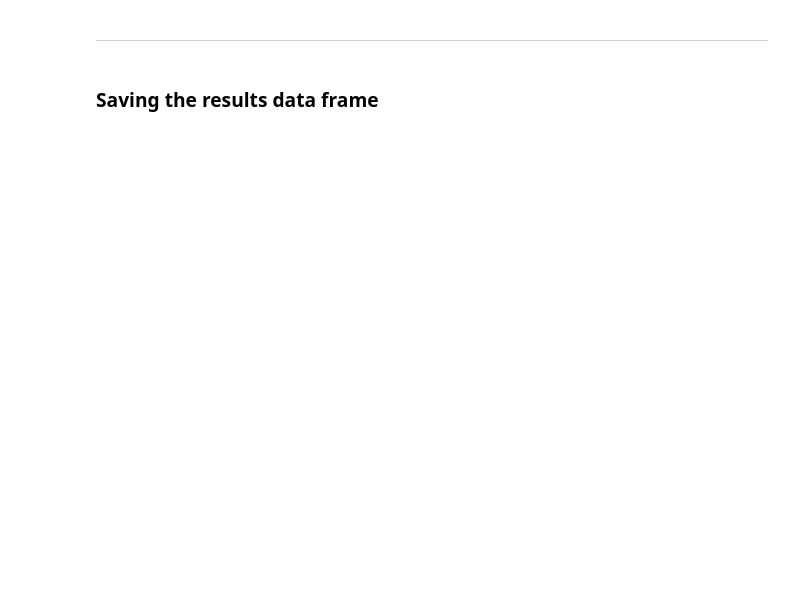
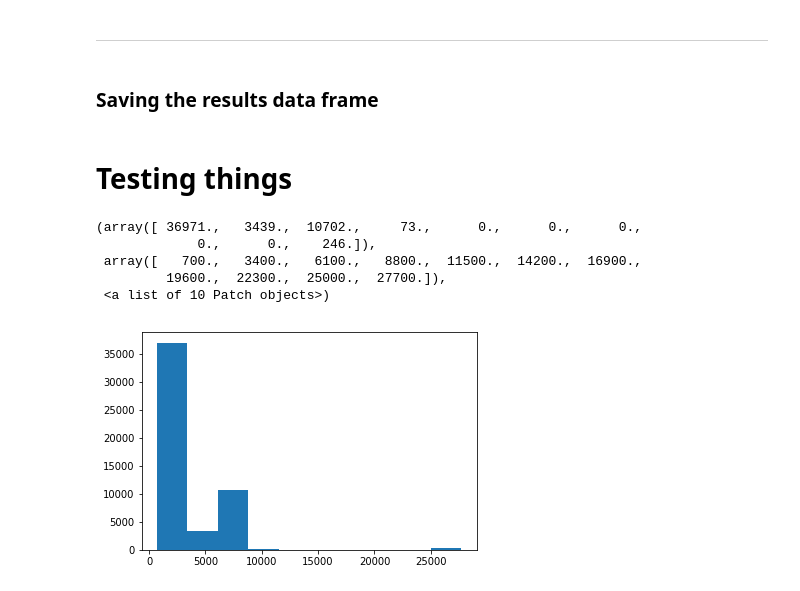
Before and after one commit to rucoma/KSCHOOL_TFM_Used_Cars_Price, a Jupyter notebook: src/Modelization.ipynb, the cells around one changed output. Saved outputs shown, nothing was run; the diff lists cells and outputs as text; code cells hidden in the pictures; blank space fills up the shorter version.

```diff
--- a/src/Modelization.ipynb
+++ b/src/Modelization.ipynb
@@ -781,3 +615,21 @@ joblib.dump(bestBoost, filename='../output/bestBoost.pkl')
 # %%
 joblib.dump(modelizationResults, filename='../output/modelizationResults.pkl')
 modelizationResults.to_csv(path_or_buf='../output/modelizationResults.csv')
+# %% [markdown]
+# Testing things
+# %%
+bestDecisionTree = joblib.load('../output/bestDecisionTree.pkl')
+bestRandomForest = joblib.load('../output/bestRandomForest.pkl')
+bestKNN = joblib.load('../output/bestKNN.pkl')
+bestBoost = joblib.load('../output/bestBoost.pkl')
+# %%
+y_DT = bestDecisionTree.predict(X_test)
+y_DT
+plt.hist(y_DT)
+# %% [output]
+(array([ 36971.,   3439.,  10702.,     73.,      0.,      0.,      0.,
+             0.,      0.,    246.]),
+ array([   700.,   3400.,   6100.,   8800.,  11500.,  14200.,  16900.,
+         19600.,  22300.,  25000.,  27700.]),
+ <a list of 10 Patch objects>)
+[figure, added]
```
Also changed, not shown: parts of 68 cells of this notebook, 7 other files.
